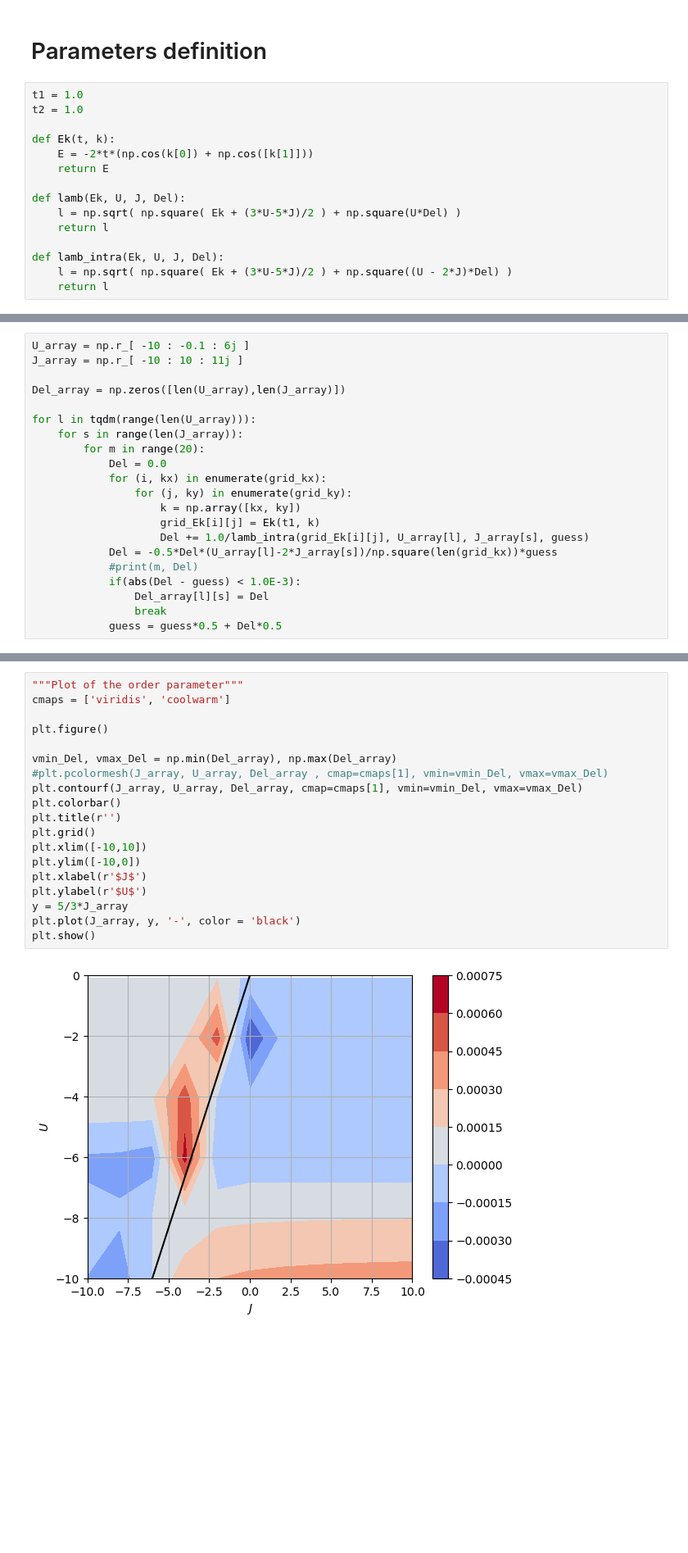
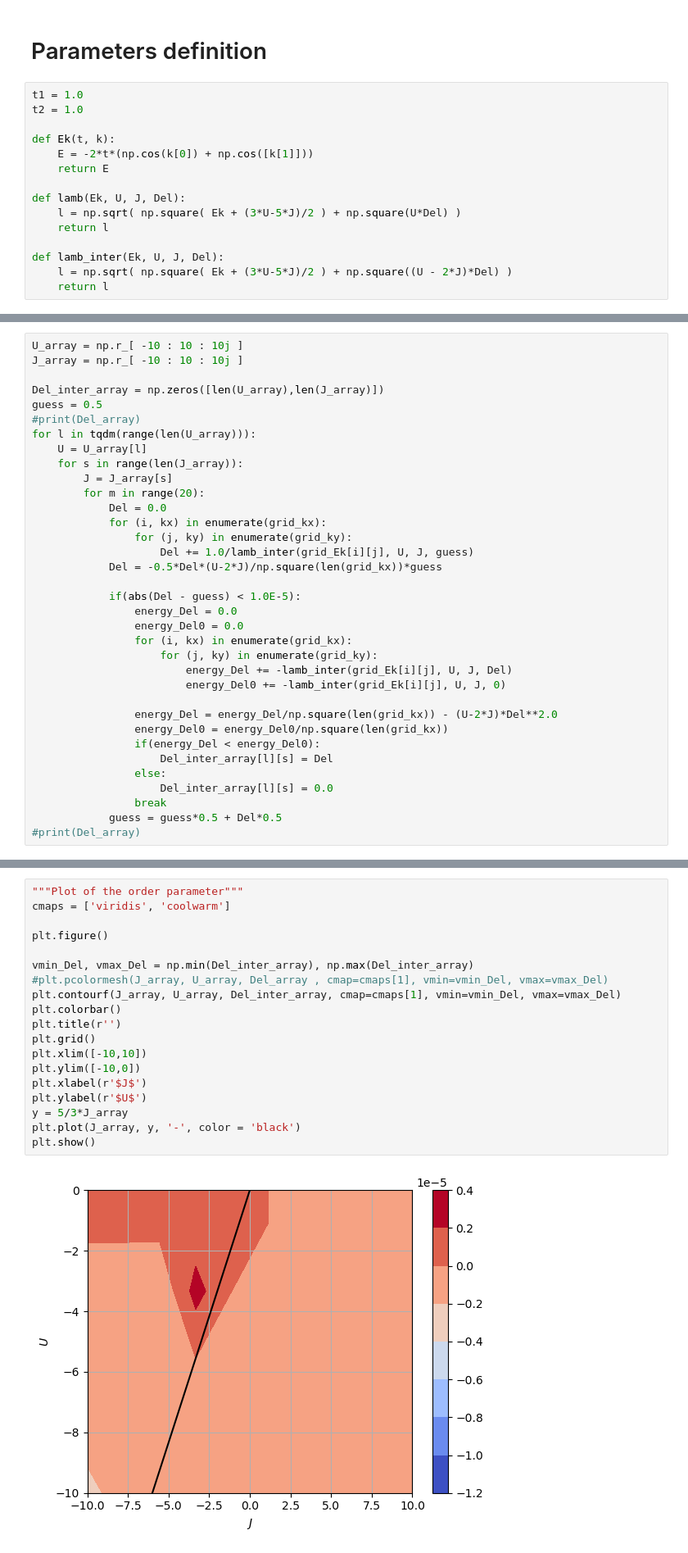
Before and after one commit to anttag/Hartree_fock_iron_superconductors, a Jupyter notebook: Intraorbital_SC.ipynb, the cells around one changed output, grey strips where cells are left out. Shown: that part at 82% size. Saved outputs shown, nothing was run; the diff lists cells and outputs as text; blank space fills up the shorter version.

Commit message:
Correction to the computations of the order parameter in the intra-orbital case

```diff
--- a/Intraorbital_SC.ipynb
+++ b/Intraorbital_SC.ipynb
@@ -25,7 +25,7 @@ def lamb(Ek, U, J, Del):
     l = np.sqrt( np.square( Ek + (3*U-5*J)/2 ) + np.square(U*Del) )
     return l
 
-def lamb_intra(Ek, U, J, Del):
+def lamb_inter(Ek, U, J, Del):
     l = np.sqrt( np.square( Ek + (3*U-5*J)/2 ) + np.square((U - 2*J)*Del) )
     return l
 # %%
@@ -174,21 +206,35 @@ for m in range(50):
 # %%
-U_array = np.r_[ -10 : -0.1 : 6j ]
-J_array = np.r_[ -10 : 10 : 11j ]
+U_array = np.r_[ -10 : 10 : 10j ]
+J_array = np.r_[ -10 : 10 : 10j ]
 
-Del_array = np.zeros([len(U_array),len(J_array)])
-
+Del_inter_array = np.zeros([len(U_array),len(J_array)])
+guess = 0.5
+#print(Del_array)
 for l in tqdm(range(len(U_array))):
+    U = U_array[l]
     for s in range(len(J_array)):
+        J = J_array[s]
         for m in range(20):
             Del = 0.0
             for (i, kx) in enumerate(grid_kx):
                 for (j, ky) in enumerate(grid_ky):
-                    k = np.array([kx, ky])
-                    grid_Ek[i][j] = Ek(t1, k)
-                    Del += 1.0/lamb_intra(grid_Ek[i][j], U_array[l], J_array[s], guess)
-            Del = -0.5*Del*(U_array[l]-2*J_array[s])/np.square(len(grid_kx))*guess
-            #print(m, Del)
-            if(abs(Del - guess) < 1.0E-3):
-                Del_array[l][s] = Del
+                    Del += 1.0/lamb_inter(grid_Ek[i][j], U, J, guess)
+            Del = -0.5*Del*(U-2*J)/np.square(len(grid_kx))*guess
+
+            if(abs(Del - guess) < 1.0E-5):
+                energy_Del = 0.0
+                energy_Del0 = 0.0
+                for (i, kx) in enumerate(grid_kx):
+                    for (j, ky) in enumerate(grid_ky):
+                        energy_Del += -lamb_inter(grid_Ek[i][j], U, J, Del)
+                        energy_Del0 += -lamb_inter(grid_Ek[i][j], U, J, 0)
+
+                energy_Del = energy_Del/np.square(len(grid_kx)) - (U-2*J)*Del**2.0
+                energy_Del0 = energy_Del0/np.square(len(grid_kx))
+                if(energy_Del < energy_Del0):
+                    Del_inter_array[l][s] = Del
+                else:
+                    Del_inter_array[l][s] = 0.0
                 break
             guess = guess*0.5 + Del*0.5
+#print(Del_array)
@@ -199,21 +241,21 @@ np.max(Del_array)
 # %%
 """Plot of the order parameter"""
 cmaps = ['viridis', 'coolwarm']
 
 plt.figure()
 
-vmin_Del, vmax_Del = np.min(Del_array), np.max(Del_array)
+vmin_Del, vmax_Del = np.min(Del_inter_array), np.max(Del_inter_array)
 #plt.pcolormesh(J_array, U_array, Del_array , cmap=cmaps[1], vmin=vmin_Del, vmax=vmax_Del)
-plt.contourf(J_array, U_array, Del_array, cmap=cmaps[1], vmin=vmin_Del, vmax=vmax_Del)
+plt.contourf(J_array, U_array, Del_inter_array, cmap=cmaps[1], vmin=vmin_Del, vmax=vmax_Del)
 plt.colorbar()
 plt.title(r'')
 plt.grid()
 plt.xlim([-10,10])
 plt.ylim([-10,0])
 plt.xlabel(r'$J$')
 plt.ylabel(r'$U$')
 y = 5/3*J_array
 plt.plot(J_array, y, '-', color = 'black')
 plt.show()
 # %% [output]
-[figure, old version]
+[figure, new version]
```
Also changed, not shown: parts of 9 cells of this notebook.
